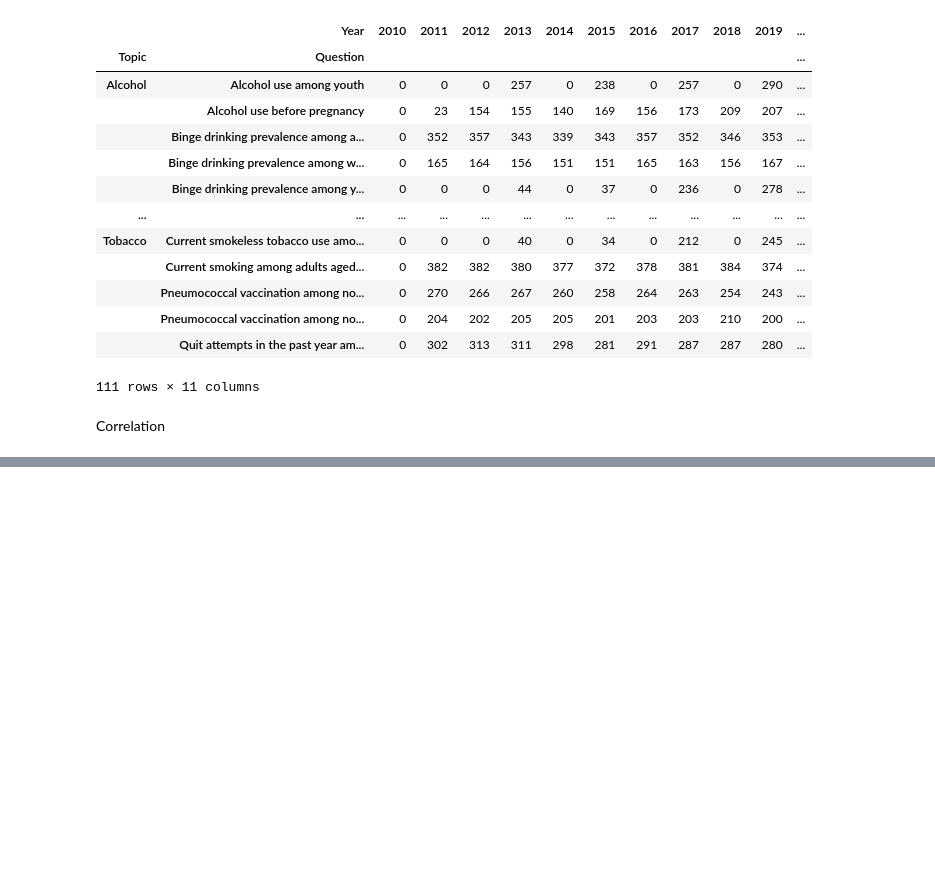
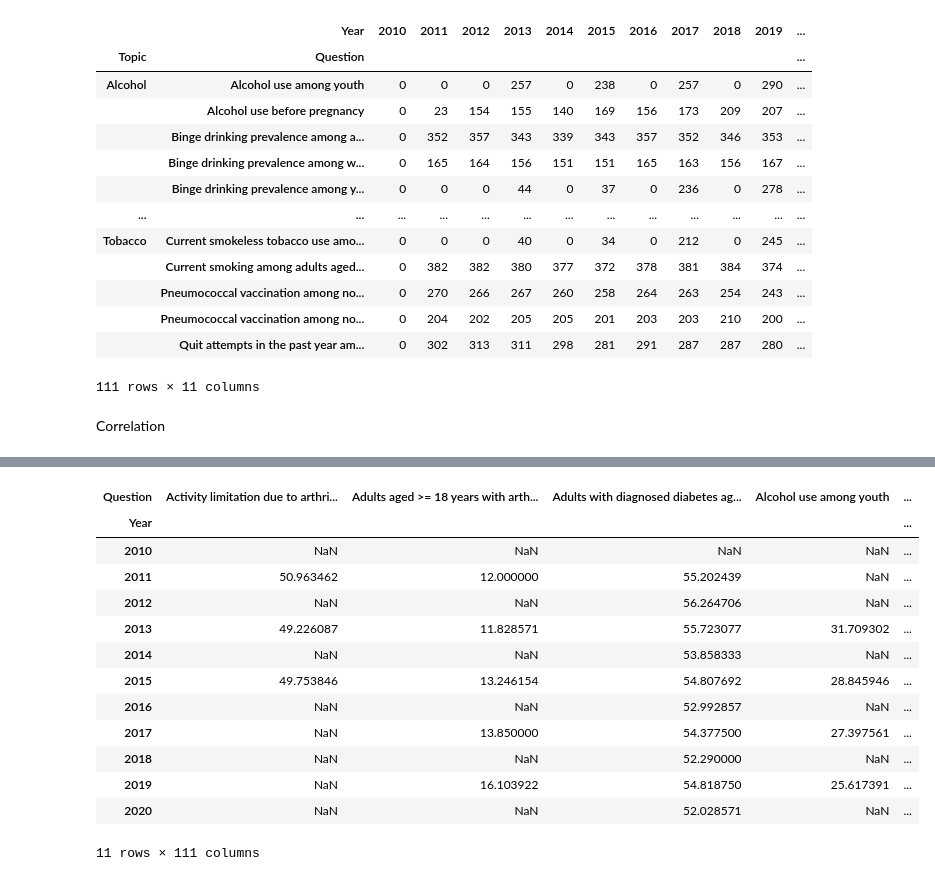
Before and after one commit to andeepl7/FProject_VisualAnalytics, a Jupyter notebook: ETL- Chronic diseases.ipynb, the cells around one changed output, grey strips where cells are left out. Saved outputs shown, nothing was run; the diff lists cells and outputs as text; code cells hidden in the pictures; blank space fills up the shorter version.

```diff
--- a/ETL- Chronic diseases.ipynb
+++ b/ETL- Chronic diseases.ipynb
@@ -718,3 +718,6 @@ pd.crosstab([df_crude_prevalence.Topic, df_crude_prevalence.Question], [df_crude
 df_crude_prevalence.to_csv('dataprevalence.csv')
 # %% [markdown]
 Correlation
+# %%
+data_overall = df_crude_prevalence[df_crude_prevalence['StratificationCategory1'].str.contains('Overall') == True]
+data_overall.shape
@@ -721,4 +726,3 @@ Correlation
 # %%
-#matrix_data = df_crude_prevalence[['Question','DataValue','Year']]
-#matrix_data = matrix_data.groupby('Question')
-#matrix_data
+matrix_data = data_overall[['Question','DataValue','Year']]
+matrix_data
@@ -729,0 +743,18 @@ Correlation
+# %%
+matrix_data2 = pd.pivot_table(matrix_data, values='DataValue', index='Year', columns='Question', aggfunc='mean')
+matrix_data2
+# %% [output]
+| Question | Activity limitation due to arthri... | Adults aged >= 18 years with arth... | Adults with diagnosed diabetes ag... | Alcohol use among youth | ... |
+| Year |  |  |  |  | ... |
+| 2010 | NaN | NaN | NaN | NaN | ... |
+| 2011 | 50.963462 | 12.000000 | 55.202439 | NaN | ... |
+| 2012 | NaN | NaN | 56.264706 | NaN | ... |
+| 2013 | 49.226087 | 11.828571 | 55.723077 | 31.709302 | ... |
+| 2014 | NaN | NaN | 53.858333 | NaN | ... |
+| 2015 | 49.753846 | 13.246154 | 54.807692 | 28.845946 | ... |
+| 2016 | NaN | NaN | 52.992857 | NaN | ... |
+| 2017 | NaN | 13.850000 | 54.377500 | 27.397561 | ... |
+| 2018 | NaN | NaN | 52.290000 | NaN | ... |
+| 2019 | NaN | 16.103922 | 54.818750 | 25.617391 | ... |
+| 2020 | NaN | NaN | 52.028571 | NaN | ... |
+11 rows × 111 columns
```
Also changed, not shown: parts of 9 cells of this notebook, 1 other file.
